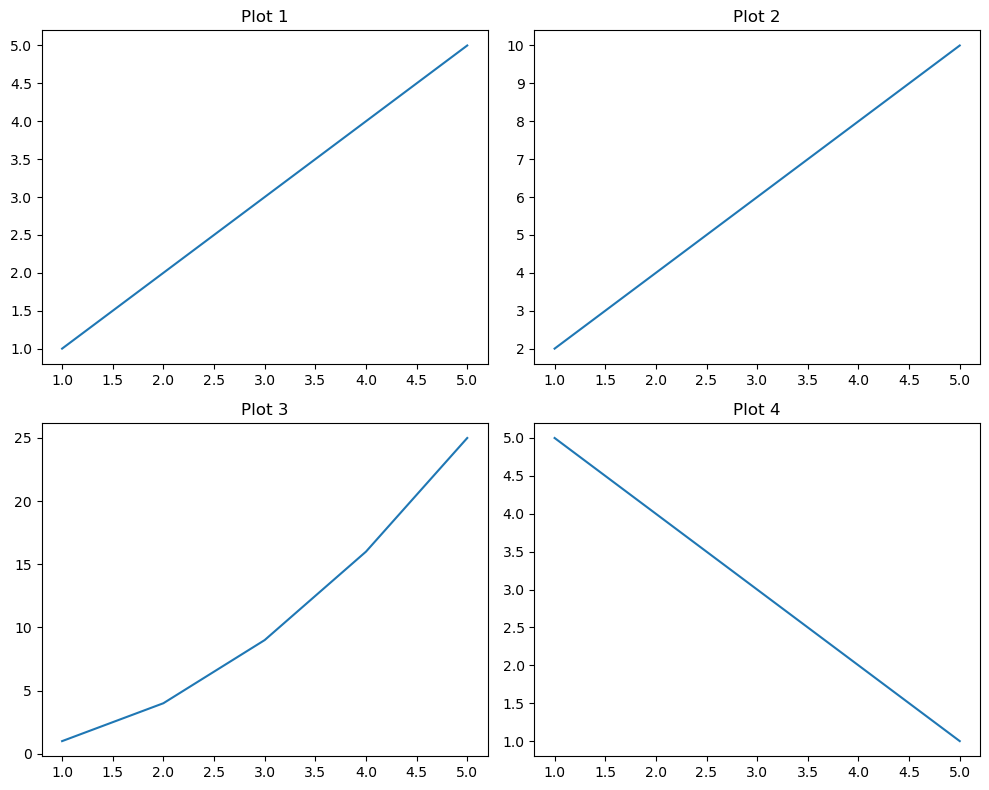
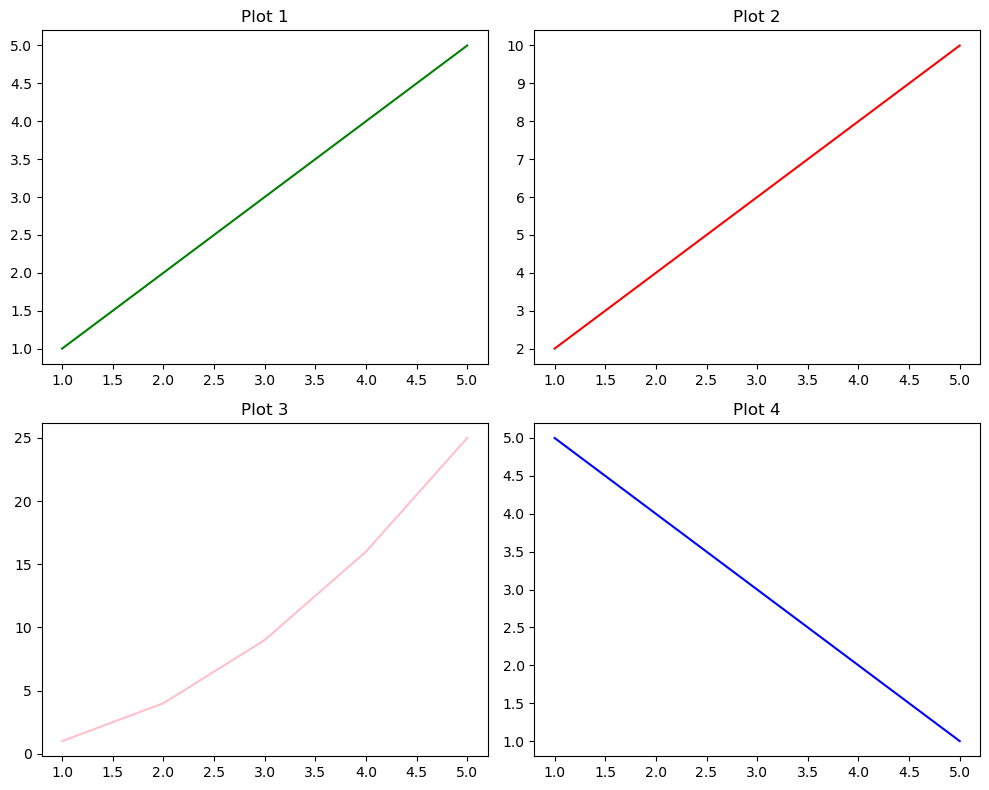
The notebook cell's code change between the first figure and the second:
--- before
+++ after
@@ -12,17 +12,17 @@
 
 plt.subplot(2,2,1)
-plt.plot(x,y1)
+plt.plot(x,y1,color="green")
 plt.title("Plot 1")
 
 plt.subplot(2,2,2)
-plt.plot(x,y2)
+plt.plot(x,y2,color="red")
 plt.title("Plot 2")
 
 plt.subplot(2,2,3)
-plt.plot(x,y3)
+plt.plot(x,y3,color="pink")
 plt.title("Plot 3")
 
 plt.subplot(2,2,4)
-plt.plot(x,y4)
+plt.plot(x,y4,color="blue")
 plt.title("Plot 4")
 

Commit: updated